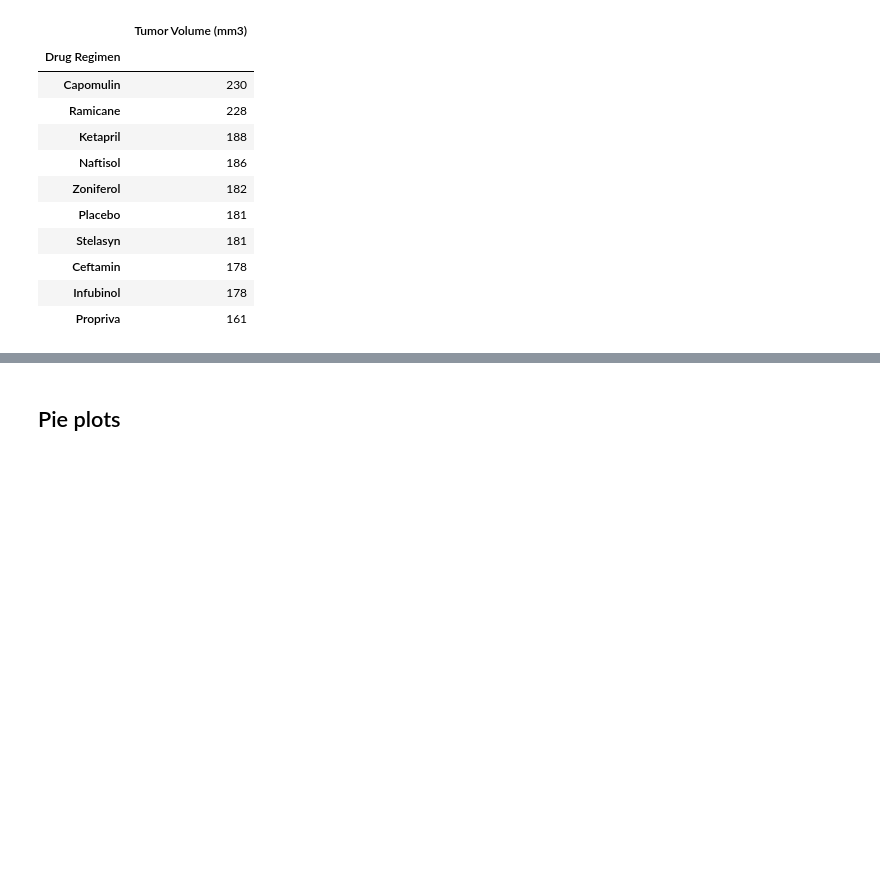
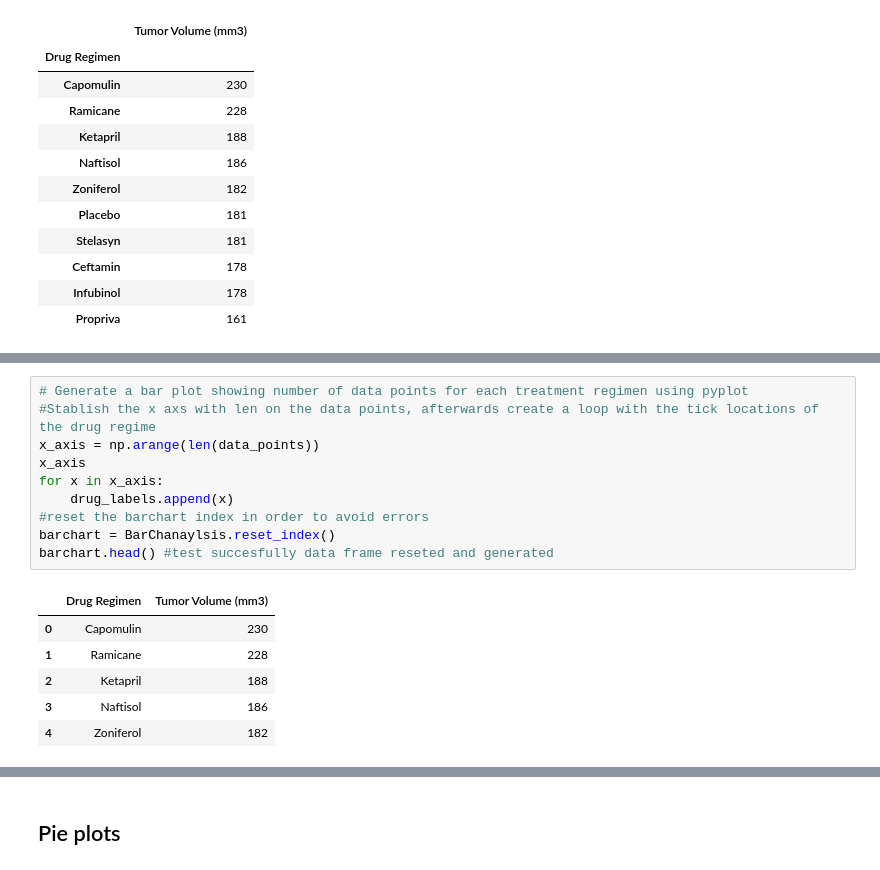
Before and after one commit to jamc7196/github_boot_camp, a Jupyter notebook: Maplotlib-challenge/Pymaceuticals/pymaceuticals_starter.ipynb, the cells around one changed output, grey strips where cells are left out. Drawn from its saved outputs; the diff is of its cells as text; blank space fills up the shorter version.

```diff
--- a/Maplotlib-challenge/Pymaceuticals/pymaceuticals_starter.ipynb
+++ b/Maplotlib-challenge/Pymaceuticals/pymaceuticals_starter.ipynb
@@ -137,0 +128,17 @@ BarChanaylsis.head(10)#test succesfully data frame generated
+# %%
+# Generate a bar plot showing number of data points for each treatment regimen using pyplot
+#Stablish the x axs with len on the data points, afterwards create a loop with the tick locations of the drug regime
+x_axis = np.arange(len(data_points))
+x_axis
+for x in x_axis:
+    drug_labels.append(x)
+#reset the barchart index in order to avoid errors
+barchart = BarChanaylsis.reset_index()
+barchart.head() #test succesfully data frame reseted and generated
+# %% [output]
+|  | Drug Regimen | Tumor Volume (mm3) |
+| 0 | Capomulin | 230 |
+| 1 | Ramicane | 228 |
+| 2 | Ketapril | 188 |
+| 3 | Naftisol | 186 |
+| 4 | Zoniferol | 182 |
```
Also changed, not shown: parts of 14 cells of this notebook.
